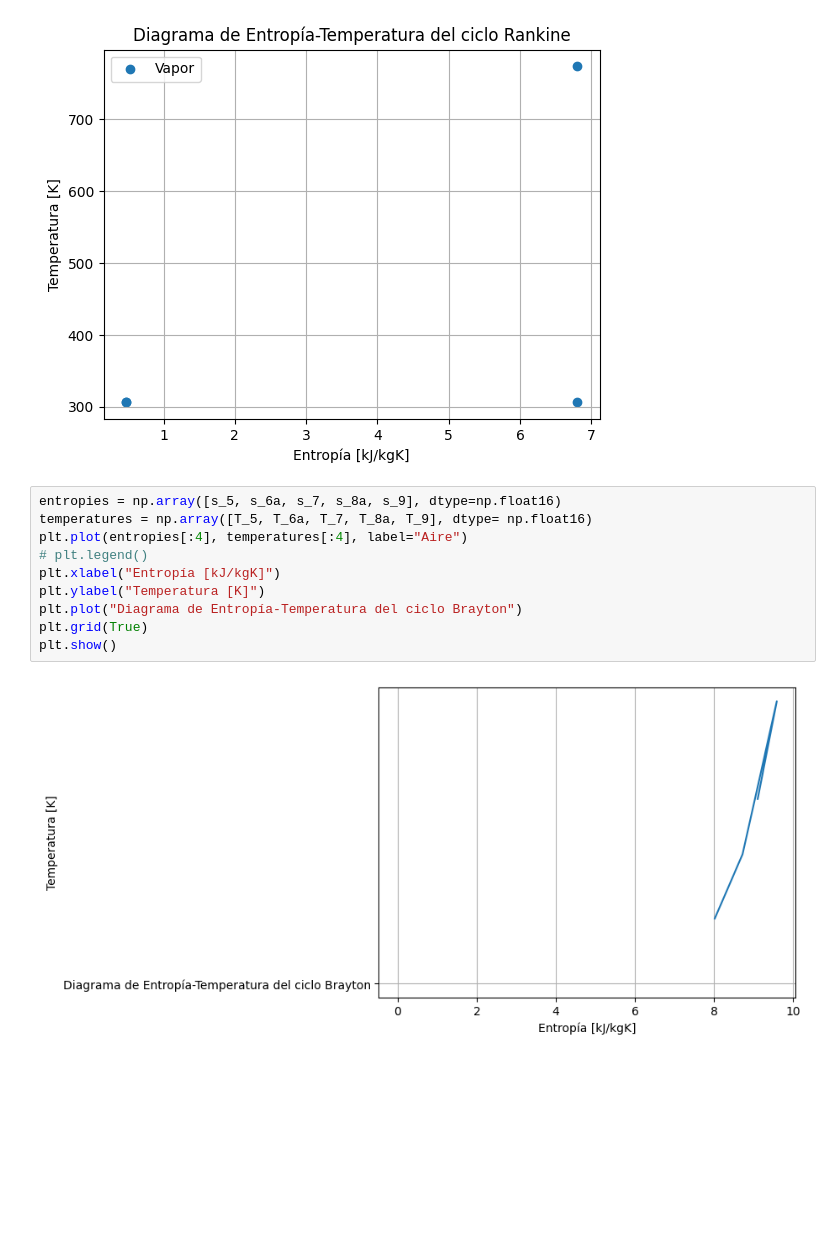
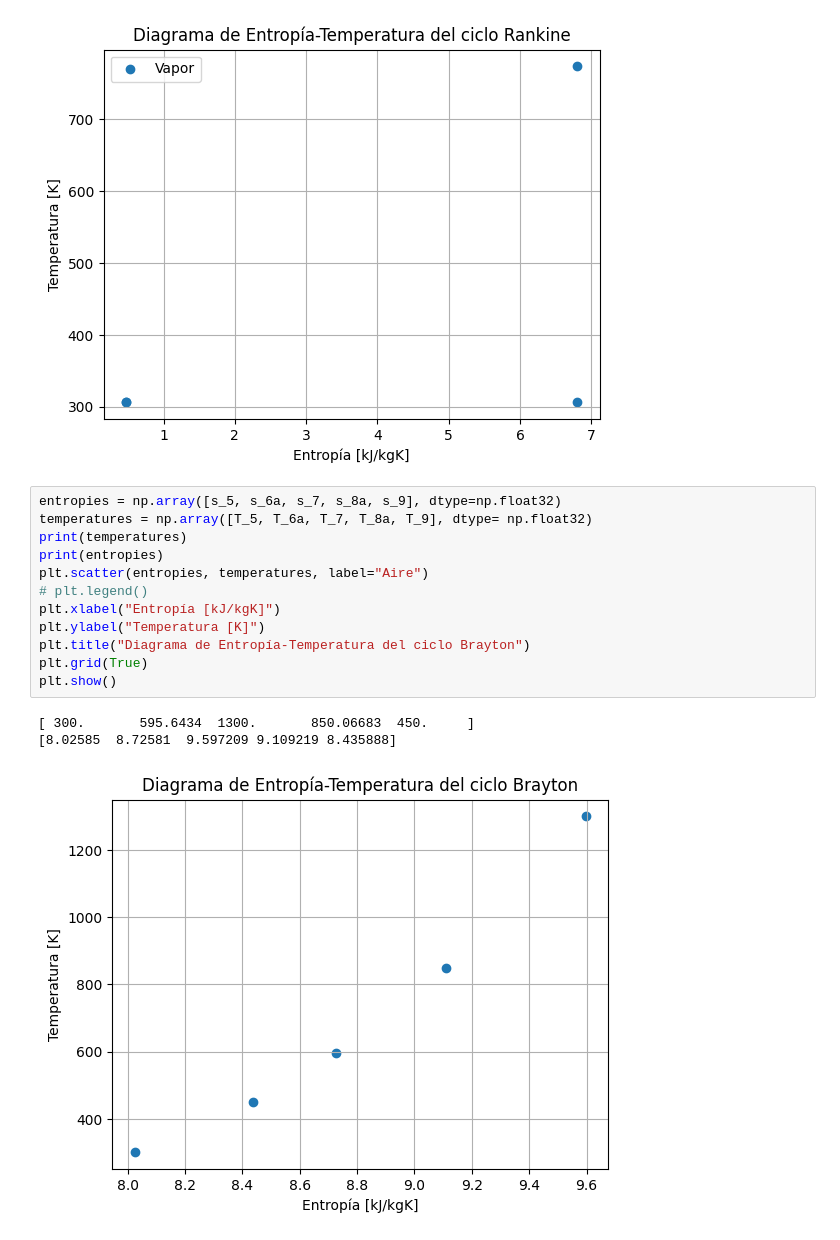
Before and after one commit to DanielSarmiento04/Termodinamica, a Jupyter notebook: es/Ejercicio 7/main.ipynb, the cells around one changed output. Saved outputs shown, nothing was run; the diff lists cells and outputs as text; blank space fills up the shorter version.

```diff
--- a/es/Ejercicio 7/main.ipynb
+++ b/es/Ejercicio 7/main.ipynb
@@ -347,14 +376,18 @@ plt.show()
 # %% [output]
 [figure]
 # %%
-entropies = np.array([s_5, s_6a, s_7, s_8a, s_9], dtype=np.float16)
-temperatures = np.array([T_5, T_6a, T_7, T_8a, T_9], dtype= np.float16)
-plt.plot(entropies[:4], temperatures[:4], label="Aire")
+entropies = np.array([s_5, s_6a, s_7, s_8a, s_9], dtype=np.float32)
+temperatures = np.array([T_5, T_6a, T_7, T_8a, T_9], dtype= np.float32)
+print(temperatures)
+print(entropies)
+plt.scatter(entropies, temperatures, label="Aire")
 # plt.legend()
 plt.xlabel("Entropía [kJ/kgK]")
 plt.ylabel("Temperatura [K]")
-plt.plot("Diagrama de Entropía-Temperatura del ciclo Brayton")
+plt.title("Diagrama de Entropía-Temperatura del ciclo Brayton")
 plt.grid(True)
 plt.show()
 # %% [output]
+[ 300.       595.6434  1300.       850.06683  450.     ]
+[8.02585  8.72581  9.597209 9.109219 8.435888]
-[figure, old version]
+[figure, new version]
```
Also changed, not shown: parts of 15 cells of this notebook, 3 other files.
